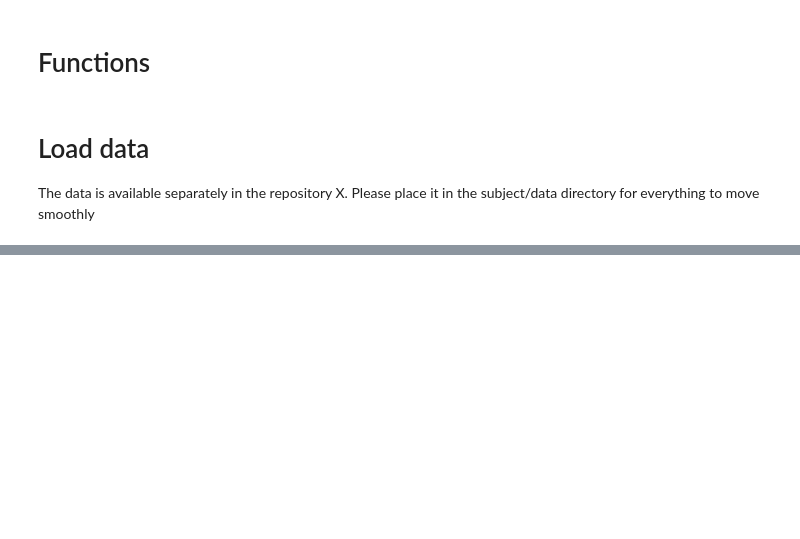
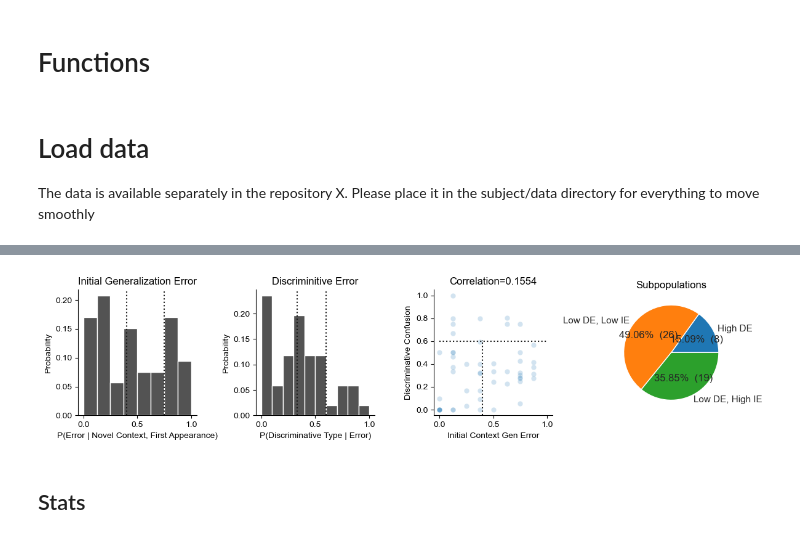
Before and after one commit to murraylab/instrumentalLatentStateLearning, a Jupyter notebook: subjects/subjectbehavioranalysis.ipynb, the cells around one changed output, grey strips where cells are left out. Saved outputs shown, nothing was run; the diff lists cells and outputs as text; code cells hidden in the pictures; blank space fills up the shorter version.

```diff
--- a/subjects/subjectbehavioranalysis.ipynb
+++ b/subjects/subjectbehavioranalysis.ipynb
@@ -107,0 +129,69 @@ performance_categorization_mat, performance_learned_mat, performance_novel_mat,
+# %%
+conversion = figurePrototypesConversion(experimental_set='humans', context_gen_version=1)
+
+largest_chosen, generalization_initial_error_rates, confusion_matrix, set_key, subj_ids = calcLCInitialErrorConfMat(data_CGv1,
+                                            thresh=0.5, trial_window=10,context_gen_version=1,return_subject_ids=True)
+
+confusion_vals, _ = createSetGenBarDfHelper(confusion_matrix, conversion,
+                                    confusion_method='all', norm_bool=True)
+# %%
+def tidyAx(ax,remove_legend=True,ttl='',xlabel=None,fontsize=12):
+    ax = removeSpines(ax)
+    ax.set_title(ttl,fontsize=fontsize)
+    if xlabel is not None:
+        ax.set_xlabel(xlabel)
+    return ax
+
+save_bool = False
+extension = 'svg'
+# fig_dir = '/Users/wpettine/Dropbox/_Murray/Code/state_inference_RL/analysis/plots'
+fig_dir = 'plots/subjects'
+
+df_summary = pd.DataFrame({
+    'Initial Context Gen Error': 1-np.mean(generalization_initial_error_rates,axis=1),
+    'Discriminative Confusion': confusion_vals
+})
+
+cutoff_discrim=0.6
+cutoff_initial_error=0.4
+
+indx_de = df_summary['Discriminative Confusion']>cutoff_discrim
+indx_ie = df_summary['Initial Context Gen Error']>cutoff_initial_error
+initial_gen_error = 1-np.mean(generalization_initial_error_rates,axis=1)
+
+n_de = sum(indx_de)
+n_nde_nie = sum((indx_de<1)*(indx_ie<1))
+n_nde_ie = sum((indx_de<1)*(indx_ie))
+counts = [n_de,n_nde_nie,n_nde_ie]
+
+fig, ax = plt.subplots(1,4,figsize=(12,3))
+
+sns.set()
+ax[2].axvline(0.4,ymax=0.6,color='k',linestyle=':')
+ax[2].plot(ax[2].get_xlim(),[.6,.6],color='k',linestyle=':')
+ax[0] = sns.histplot(ax=ax[0],data=df_summary,x='Initial Context Gen Error',bins=np.arange(0,1+(1/8),(1/8)),color='k',stat='probability')
+ax[1] = sns.histplot(ax=ax[1],data=df_summary,x='Discriminative Confusion',bins=10,color='k',stat='probability')
+ax[2] = sns.scatterplot(ax=ax[2],data=df_summary,x='Initial Context Gen Error',y='Discriminative Confusion',alpha=0.2)
+ax[3].pie(counts, labels=['High DE','Low DE, Low IE','Low DE, High IE'],autopct=make_autopct(counts))
+
+indx = (np.isnan(df_summary['Initial Context Gen Error'])<1) & (np.isnan(df_summary['Discriminative Confusion'])<1)
+r = np.round(np.corrcoef(df_summary.loc[indx,'Initial Context Gen Error'],df_summary.loc[indx,'Discriminative Confusion'])[0,1],4)
+
+ax[0].axvline(.75,color='k',linestyle=':')
+ax[0].axvline(cutoff_initial_error,color='k',linestyle=':')
+ax[1].axvline(.33,color='k',linestyle=':')
+ax[1].axvline(cutoff_discrim,color='k',linestyle=':')
+
+ax[0] = tidyAx(ax[0],ttl='Initial Generalization Error', xlabel='P(Error | Novel Context, First Appearance)')
+ax[1] = tidyAx(ax[1],ttl='Discriminitive Error',xlabel='P(Discriminative Type | Error)')
+ax[2] = tidyAx(ax[2],ttl=f'Correlation={r}')
+ax[3].set_title('Subpopulations')
+
+fig.tight_layout()
+if save_bool:
+    fig.savefig(os.path.join(fig_dir,f'cgv1_metrics.{extension}'),dpi=300)
+plt.show()
+# %% [output]
+[figure, added]
+# %% [markdown]
+## Stats
```
Also changed, not shown: parts of 21 cells of this notebook, 3 other files.
